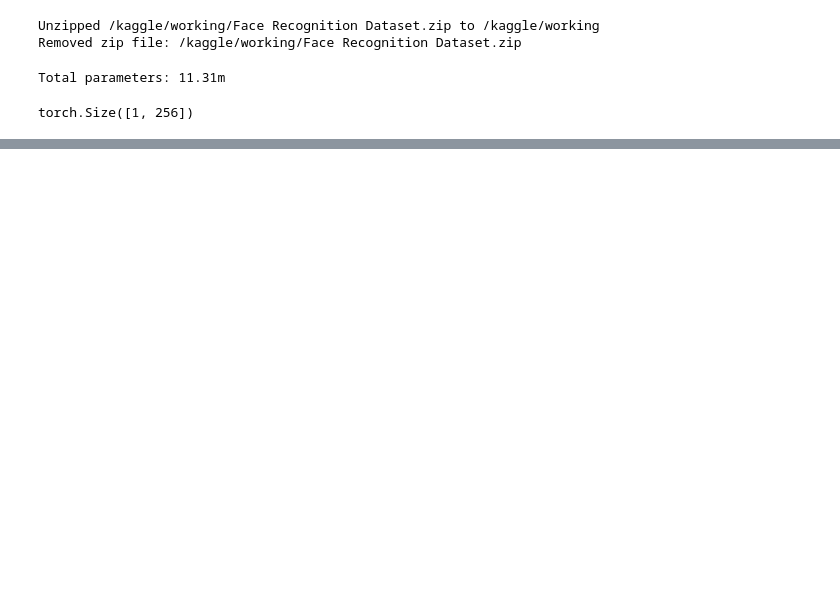
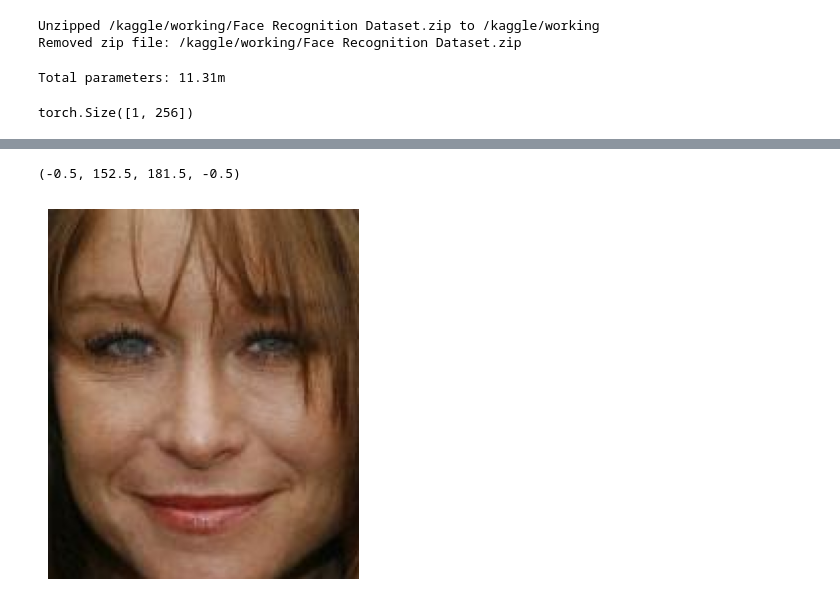
Before and after one commit to sathishkumar67/Face-Recognition-using-Resnet, a Jupyter notebook: sample.ipynb, the cells around one changed output, grey strips where cells are left out. Drawn from its saved outputs; the diff is of its cells as text; code cells hidden in the pictures; blank space fills up the shorter version.

```diff
--- a/sample.ipynb
+++ b/sample.ipynb
@@ -148,2 +96,0 @@ data = TripletFaceDataset(root_dir='Face Recognition Dataset')
-# %%
-a, p, n = data[0]
@@ -150,3 +243,9 @@ a, p, n = data[0]
+# %%
+plt.imshow(a)
+plt.axis('off')
+# %% [output]
+(-0.5, 152.5, 181.5, -0.5)
+[figure, added]
 # %%
 import torch
 from torch.utils.data import DataLoader
```
Also changed, not shown: parts of 10 cells of this notebook, 1 other file.
